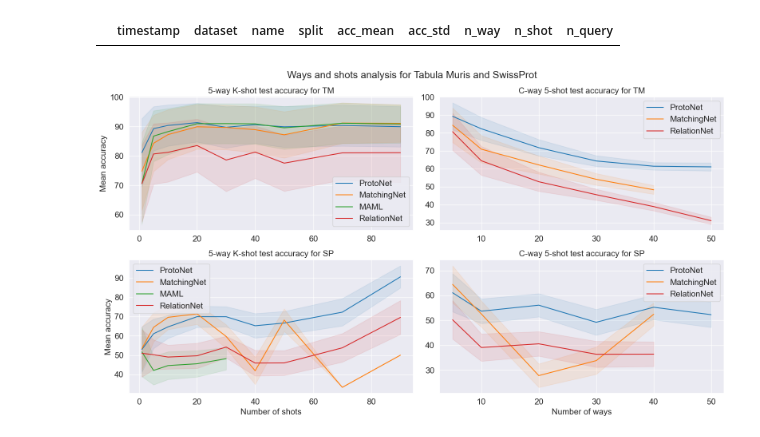
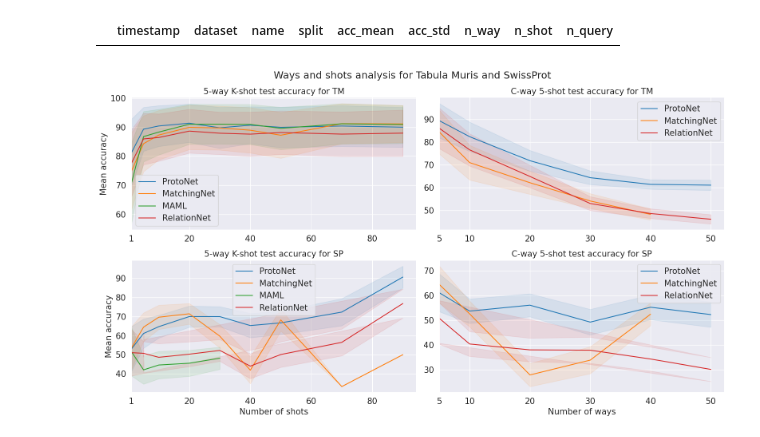
Before and after one commit to ArnaudPoletto/epfl-cs502-few-shot-project, a Jupyter notebook: visualisation/test.ipynb, the cells around one changed output. Drawn from its saved outputs; the diff is of its cells as text; code cells hidden in the pictures.

```diff
--- a/visualisation/test.ipynb
+++ b/visualisation/test.ipynb
@@ -12,8 +12,8 @@ colors = {
     "RelationNet": "#d62728",
 }
 # %%
-header = ["timestamp", "dataset", "name", "split", "acc_mean", "acc_std", "n_way", "n_shot", "n_query"]
-df = pd.read_csv("./../results.csv", names=header, header=0)
+header = ["timestamp", "dataset", "name", "split", "acc_mean", "acc_std", "n_way", "n_shot", "n_query", "learning_rate", "backbone_weight_decay", "backbone_dropout"]
+df = pd.read_csv("./../results.csv", names=header, header=0, usecols=header[:9])
 df.head()
 # %% [output]
 |  | timestamp | dataset | name | split | acc_mean | acc_std | n_way | n_shot | n_query |
@@ -63,11 +63,12 @@ t_test_all.head()
 # %%
 # in the name column, we take all but for the ones that begin with "relationnet_", we only keep those that end with "fc-conc_sum_7lg_2lf"
 t_test_all = t_test[~t_test["name"].str.startswith("relationnet_")]
-t_test_relationnet = t_test[t_test["name"].str.endswith("fc-conc_sum_7lg_2lf")]
+# For relationnet, we take those with timestamp greater or equal to 20231212-162623
+t_test_relationnet = t_test[t_test["name"].str.startswith("relationnet_") & (t_test["timestamp"] >= "20231212-162623")]
 # We concatenate the two dataframes
 t_test = pd.concat([t_test_all, t_test_relationnet])
 # Remove the last element in the frame
-t_test = t_test[:-1]
+#t_test = t_test[:-1]
 # %%
 ALPHA=0.1
 figsize=(16, 9)
@@ -85,6 +86,10 @@ ax[0, 0].set_xlabel(None)
 ax[0, 0].set_title('5-way K-shot test accuracy for TM', fontsize=fontsize)
 ax[0, 0].tick_params(axis='both', which='major', labelsize=fontsize)
 ax[0, 0].legend(fontsize=fontsize)
+# Make the x axis begin at 1
+ax[0, 0].set_xlim(left=1)
+# Show ticks only at 1, 20, 40, 60 and 80
+ax[0, 0].set_xticks([1, 20, 40, 60, 80])
 #plt.savefig('../plots/5-way_K-shot_test_accuracy.png', dpi=300)
 #plt.show()
 t_test[t_test["name"].str.startswith("relatio".lower()) & (t_test["n_shot"] == 5)]
@@ -99,40 +104,51 @@ ax[0, 1].set_xlabel(None)
 ax[0, 1].set_title('C-way 5-shot test accuracy for TM', fontsize=fontsize)
 ax[0, 1].tick_params(axis='both', which='major', labelsize=fontsize)
 ax[0, 1].legend(fontsize=fontsize)
+# Make the x axis begin at 5
+ax[0, 1].set_xlim(left=5)
+# Show ticks only at 5, 10, 20, 30, 40, 50
+ax[0, 1].set_xticks([5, 10, 20, 30, 40, 50])
 # Now we do the same, but for the swissprot dataset
 s_test = df[(df["dataset"] == "swissprot") & (df["split"] == "test")]
 s_test.head()
 
 s_test_all = s_test[~s_test["name"].str.startswith("relationnet_")]
-s_test_relationnet = s_test[s_test["name"].str.endswith("fc-conc_sum_7lg_2lf")]
+s_test_relationnet = s_test[s_test["name"].str.startswith("relationnet_") & (s_test["timestamp"] >= "20231212-162623")]
 s_test = pd.concat([s_test_all, s_test_relationnet])
-s_test = s_test[:-1]
+#s_test = s_test[:-1]
 
 # We make a plot for wich the ways=5, and the shots vary
 for name in ["ProtoNet", "MatchingNet", "MAML", "RelationNet"]:
     data = s_test[s_test["name"].str.startswith(name.lower()) & (s_test["n_way"] == 5)]
     sns.lineplot(x="n_shot", y="acc_mean", data=data, label=name, color=colors[name], ax=ax[1, 0])
     # We fill between with the acc_std
     ax[1, 0].fill_between(data['n_shot'], data['acc_mean'] - data['acc_std'], data['acc_mean'] + data['acc_std'], alpha=ALPHA, color=colors[name])
 ax[1, 0].set_ylabel('Mean accuracy', fontsize=fontsize)
 ax[1, 0].set_xlabel('Number of shots', fontsize=fontsize)
 ax[1, 0].set_title('5-way K-shot test accuracy for SP', fontsize=fontsize)
 ax[1, 0].tick_params(axis='both', which='major', labelsize=fontsize)
 ax[1, 0].legend(fontsize=fontsize)
-
+# Make the x axis begin at 1
+ax[1, 0].set_xlim(left=1)
+# Show ticks only at 1, 20, 40, 60 and 80
+ax[1, 0].set_xticks([1, 20, 40, 60, 80])
 # Now we do the same but shots=5 and ways vary
 for name in ["ProtoNet", "MatchingNet", "RelationNet"]:
     data = s_test[s_test["name"].str.startswith(name.lower()) & (s_test["n_shot"] == 5)]
     sns.lineplot(x="n_way", y="acc_mean", data=data, label=name, color=colors[name], ax=ax[1, 1])
     # We fill between with the acc_std
     ax[1, 1].fill_between(data['n_way'], data['acc_mean'] - data['acc_std'], data['acc_mean'] + data['acc_std'], alpha=ALPHA, color=colors[name])
 ax[1, 1].set_ylabel(None)
 ax[1, 1].set_xlabel('Number of ways', fontsize=fontsize)
 ax[1, 1].set_title('C-way 5-shot test accuracy for SP', fontsize=fontsize)
 ax[1, 1].tick_params(axis='both', which='major', labelsize=fontsize)
 ax[1, 1].legend(fontsize=fontsize)
+# Make the x axis begin at 5
+ax[1, 1].set_xlim(left=5)
+# Show ticks only at 5, 10, 20, 30, 40, 50
+ax[1, 1].set_xticks([5, 10, 20, 30, 40, 50])
 fig.suptitle("Ways and shots analysis for Tabula Muris and SwissProt", fontsize=fontsize*1.2)
 plt.savefig('../plots/ways_and_shots.png', dpi=300)
 plt.show()
 # %% [output]
-[figure, old version]
+[figure, new version]
```
Also changed, not shown: parts of 4 cells of this notebook, 23 other files.
